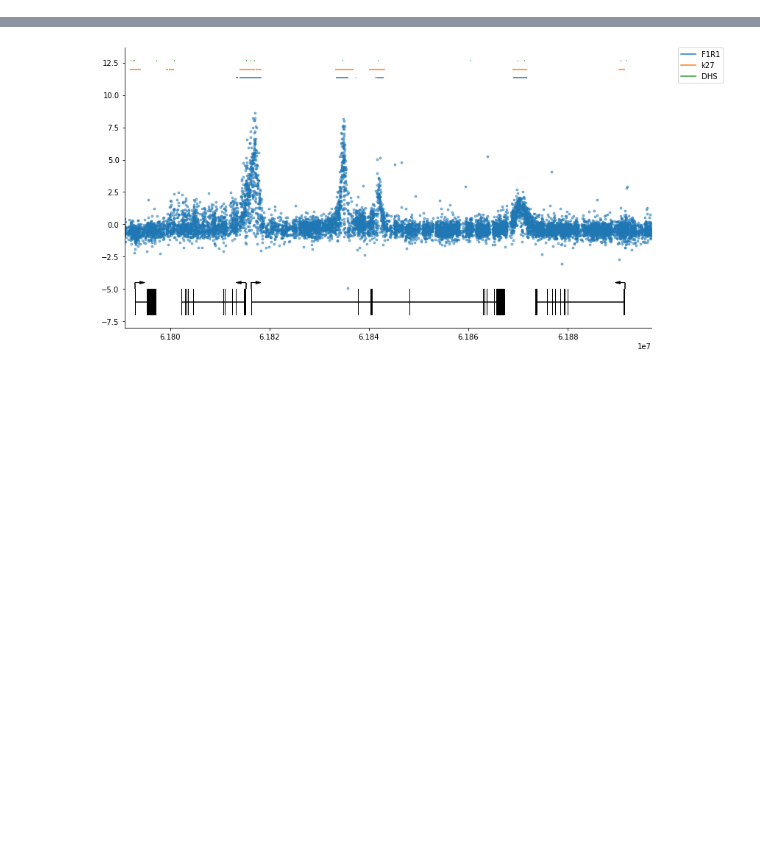
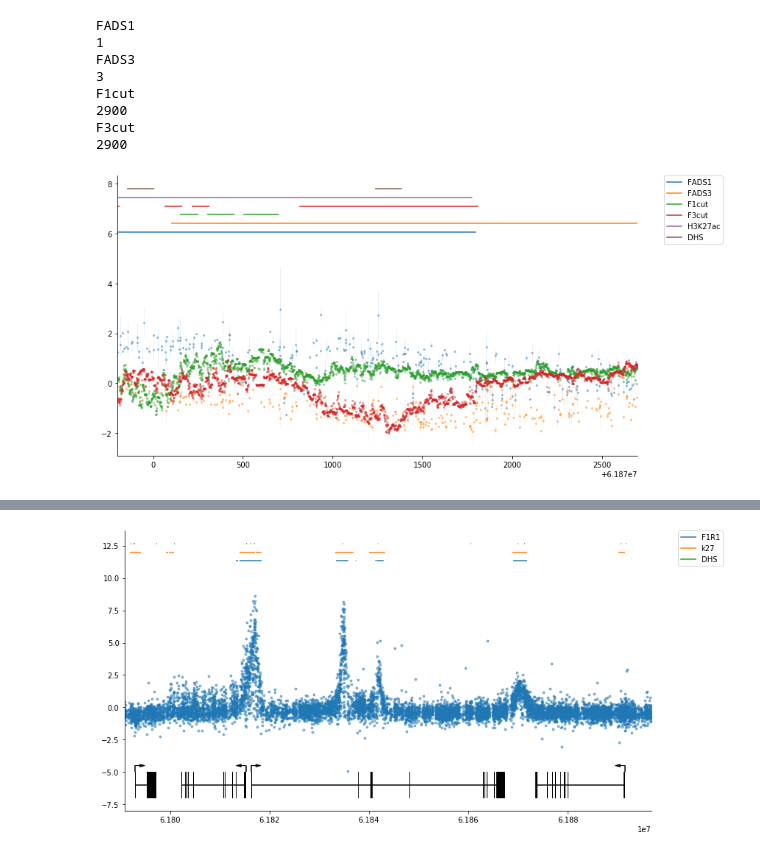
Before and after one commit to sjgosai/casa, a Jupyter notebook: analysis/FADS_locus.ipynb, the cells around one changed output, grey strips where cells are left out. Cells and saved outputs as stored; diff of their text form; code cells hidden in the pictures; blank space fills up the shorter version.

```diff
--- a/analysis/FADS_locus.ipynb
+++ b/analysis/FADS_locus.ipynb
@@ -150,0 +195,13 @@ Total track count: 10
+# %%
+fig_h, ax_h = plot_combined_cutsites(np.array([[61870000-200,61872700]]),
+          data, test_peaks, plot_ids=['F1R1','F1R2','F3R1','F3R2','F1C1','F3C1','k27','DHS'])
+# %% [output]
+FADS1
+1
+FADS3
+3
+F1cut
+2900
+F3cut
+2900
+[figure, added]
```
Also changed, not shown: parts of 67 cells of this notebook, 9 other files.
